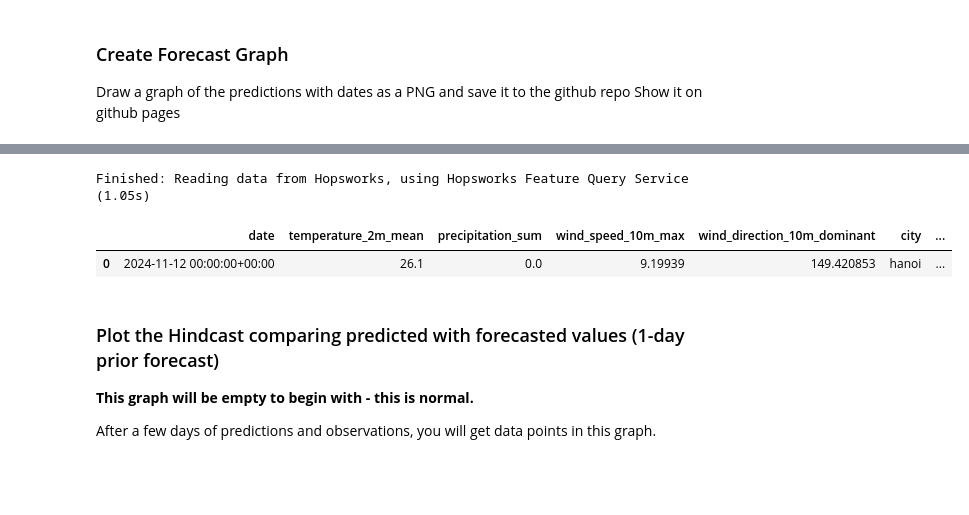
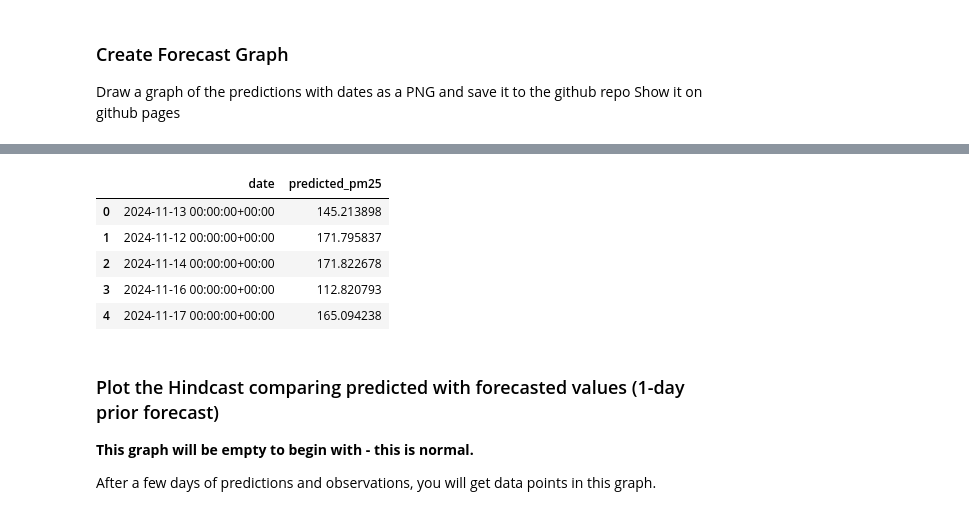
Before and after one commit to imminh123/air-quality-prediction-service, a Jupyter notebook: notebooks/ch03/4_air_quality_batch_inference.ipynb, the cells around one changed output, grey strips where cells are left out. Saved outputs shown, nothing was run; the diff lists cells and outputs as text; code cells hidden in the pictures; blank space fills up the shorter version.

```diff
--- a/notebooks/ch03/4_air_quality_batch_inference.ipynb
+++ b/notebooks/ch03/4_air_quality_batch_inference.ipynb
@@ -339,38 +337,42 @@ Finished: Reading data from Hopsworks, using Hopsworks Feature Query Service (1.
 # %%
 outcome_df = air_quality_df[['date', 'pm25', 'pm25_lag1', 'pm25_lag2', 'pm25_lag3']]
 preds_df =  monitoring_df[['date', 'predicted_pm25']]
 
 
 hindcast_df = pd.merge(preds_df, outcome_df, on="date")
 hindcast_df = hindcast_df.sort_values(by=['date'])
 
-def backfill_predictions_for_monitoring(weather_fg, air_quality_df, monitor_fg, model):
-    features_df = weather_fg.read()
-    features_df = features_df.sort_values(by=['date'], ascending=True)
-    features_df = features_df.tail(10)
+features_df = weather_fg.read()
+features_df = features_df.sort_values(by=['date'], ascending=True)
+features_df = features_df.tail(10)
 
+def backfill_predictions_for_monitoring( air_quality_df, monitor_fg, model):
     predict_params = pd.merge(features_df, air_quality_df[['date','pm25', 'pm25_lag1', 'pm25_lag2', 'pm25_lag3','street','country']], on="date")
     predict_params['predicted_pm25'] = model.predict(predict_params[['pm25_lag1', 'pm25_lag2', 'pm25_lag3', 'temperature_2m_mean', 'precipitation_sum', 'wind_speed_10m_max', 'wind_direction_10m_dominant']])
     predict_params['days_before_forecast_day'] = 1
     hindcast_df = predict_params
     predict_params = predict_params.drop('pm25', axis=1)
 
     # convert float to double pm25_lag1, pm25_lag2, pm25_lag3
     predict_params['pm25_lag1'] = predict_params['pm25_lag1'].astype('float64')
     predict_params['pm25_lag2'] = predict_params['pm25_lag2'].astype('float64')
     predict_params['pm25_lag3'] = predict_params['pm25_lag3'].astype('float64')
     monitor_fg.insert(predict_params, write_options={"wait_for_job": True})
     return hindcast_df
 
 
 # If there are no outcomes for predictions yet, generate some predictions/outcomes from existing data
 if len(hindcast_df) == 0:
-    hindcast_df = backfill_predictions_for_monitoring(weather_fg, air_quality_df, monitor_fg, retrieved_xgboost_model)
+    hindcast_df = backfill_predictions_for_monitoring(air_quality_df, monitor_fg, retrieved_xgboost_model)
+
 hindcast_df
 # %% [output]
-Finished: Reading data from Hopsworks, using Hopsworks Feature Query Service (1.05s)
-|  | date | temperature_2m_mean | precipitation_sum | wind_speed_10m_max | wind_direction_10m_dominant | city | ... |
-| 0 | 2024-11-12 00:00:00+00:00 | 26.1 | 0.0 | 9.19939 | 149.420853 | hanoi | ... |
+|  | date | predicted_pm25 |
+| 0 | 2024-11-13 00:00:00+00:00 | 145.213898 |
+| 1 | 2024-11-12 00:00:00+00:00 | 171.795837 |
+| 2 | 2024-11-14 00:00:00+00:00 | 171.822678 |
+| 3 | 2024-11-16 00:00:00+00:00 | 112.820793 |
+| 4 | 2024-11-17 00:00:00+00:00 | 165.094238 |
 # %% [markdown]
 ### Plot the Hindcast comparing predicted with forecasted values (1-day prior forecast)
 
```
Also changed, not shown: parts of 12 cells of this notebook, 3 other files.
